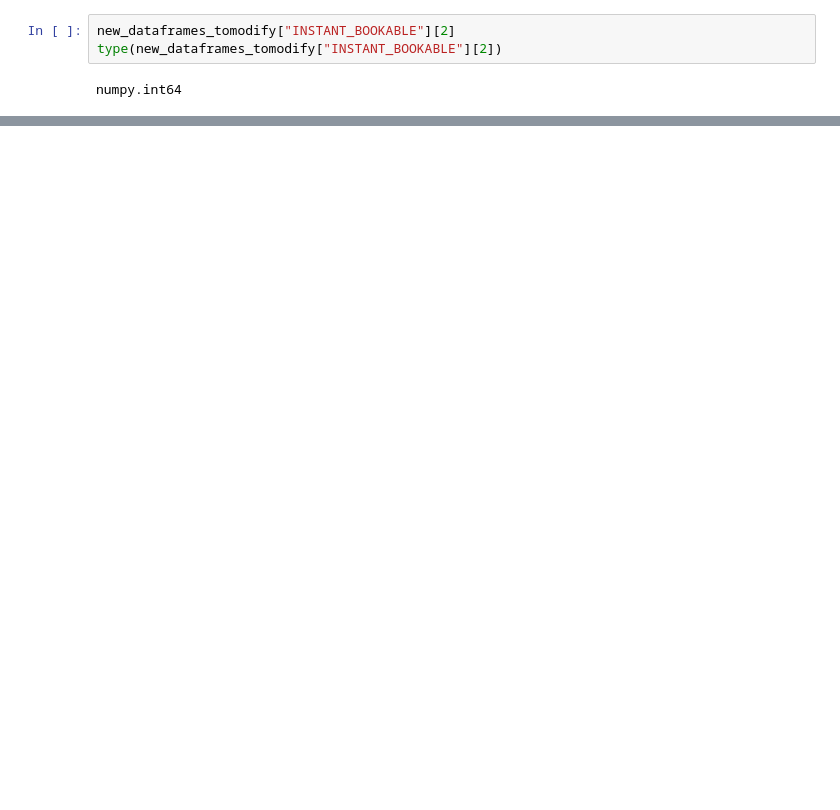
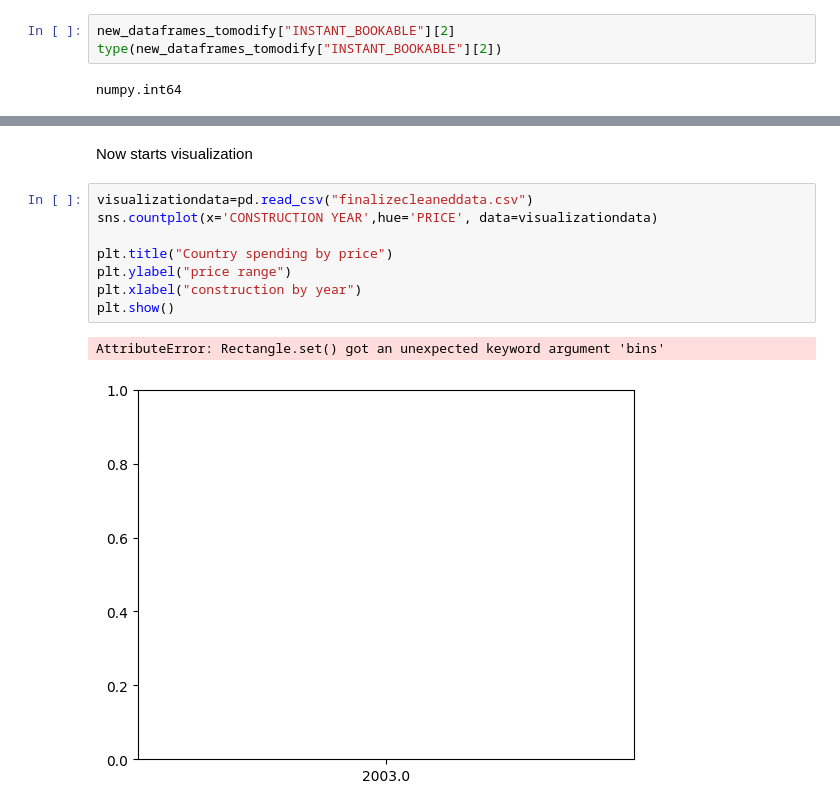
Before and after one commit to sagarregmi2056/Machinelearning-class, a Jupyter notebook: data-cleaning-series/airbnb.ipynb, the cells around one changed output, grey strips where cells are left out. Drawn from its saved outputs; the diff is of its cells as text; blank space fills up the shorter version.

Commit message:
completed:(airbnb data cleaning)

```diff
--- a/data-cleaning-series/airbnb.ipynb
+++ b/data-cleaning-series/airbnb.ipynb
@@ -343,0 +387,13 @@ np.int64(142)
+# %% [markdown]
+Now starts visualization
+# %%
+visualizationdata=pd.read_csv("finalizecleaneddata.csv")
+sns.countplot(x='CONSTRUCTION YEAR',hue='PRICE', data=visualizationdata)
+
+plt.title("Country spending by price")
+plt.ylabel("price range")
+plt.xlabel("construction by year")
+plt.show()
+# %% [output]
+AttributeError: Rectangle.set() got an unexpected keyword argument 'bins'
+[figure, added]
```
Also changed, not shown: parts of 5 cells of this notebook, 3 other files.
